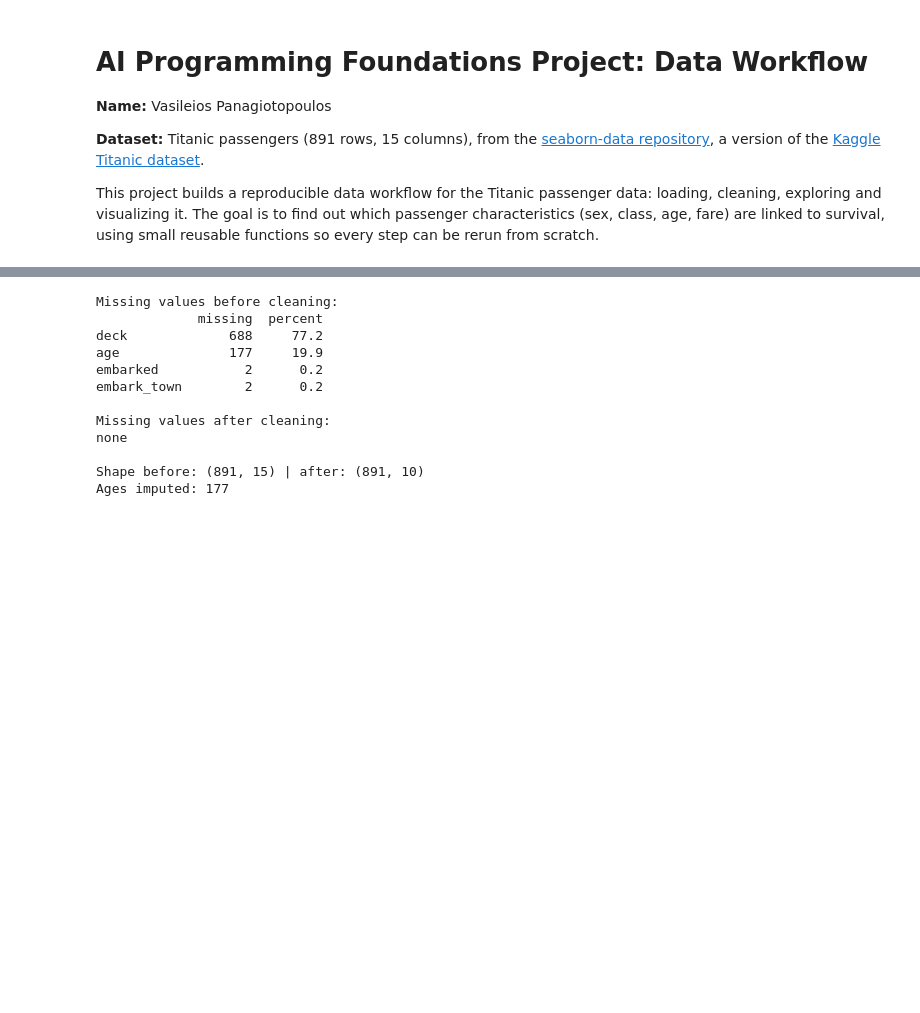
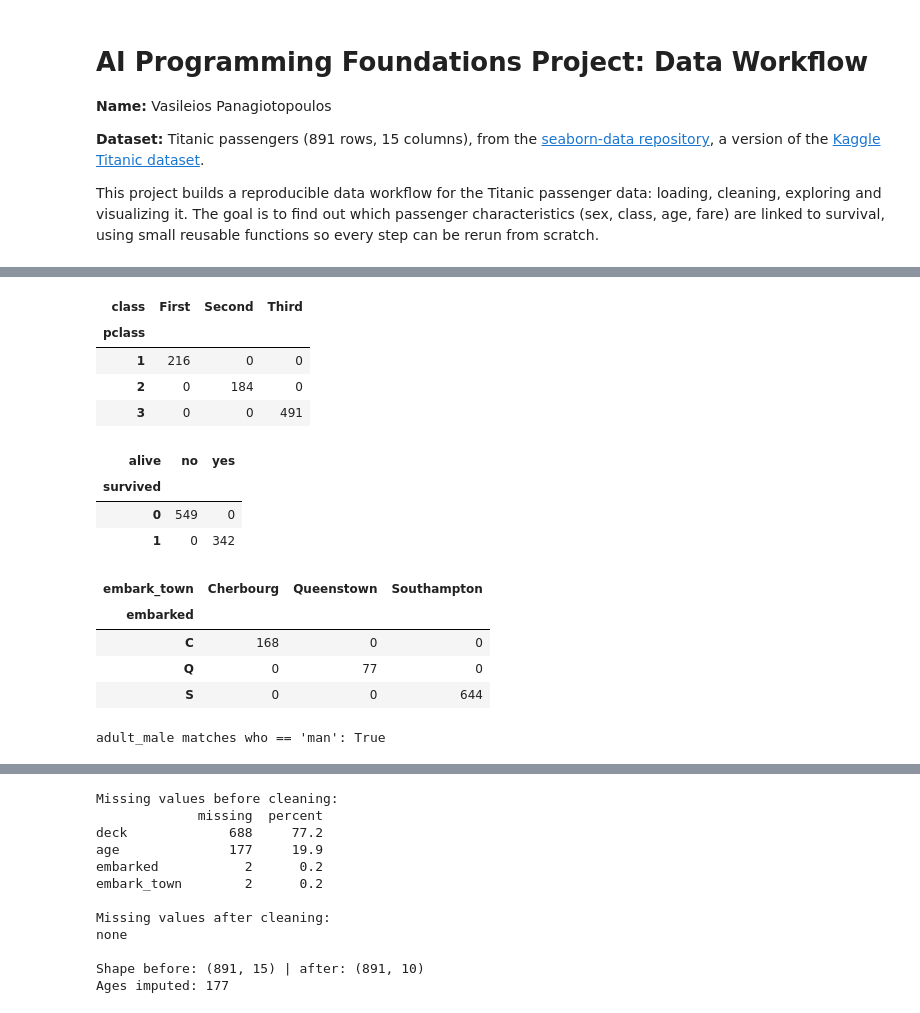
Before and after one commit to billp/ai-programming-foundations-project, a Jupyter notebook: data_workflow.ipynb, the cells around one changed output, grey strips where cells are left out. Saved outputs shown, nothing was run; the diff lists cells and outputs as text; code cells hidden in the pictures; blank space fills up the shorter version.

```diff
--- a/data_workflow.ipynb
+++ b/data_workflow.ipynb
@@ -54,0 +77,24 @@ Problems found in the raw data:
+# %%
+# Do these columns repeat information held in another column?
+# Each cross-table shows a perfect one-to-one match (every value sits on a single cell).
+display(pd.crosstab(df_raw["pclass"], df_raw["class"]))
+display(pd.crosstab(df_raw["survived"], df_raw["alive"]))
+display(pd.crosstab(df_raw["embarked"], df_raw["embark_town"]))
+# adult_male is True exactly when who == "man"
+print("adult_male matches who == 'man':", (df_raw["adult_male"] == (df_raw["who"] == "man")).all())
+# %% [output]
+| class | First | Second | Third |
+| pclass |  |  |  |
+| 1 | 216 | 0 | 0 |
+| 2 | 0 | 184 | 0 |
+| 3 | 0 | 0 | 491 |
+| alive | no | yes |
+| survived |  |  |
+| 0 | 549 | 0 |
+| 1 | 0 | 342 |
+| embark_town | Cherbourg | Queenstown | Southampton |
+| embarked |  |  |  |
+| C | 168 | 0 | 0 |
+| Q | 0 | 77 | 0 |
+| S | 0 | 0 | 644 |
+adult_male matches who == 'man': True
```
Also changed, not shown: parts of 15 cells of this notebook, 1 other file.
